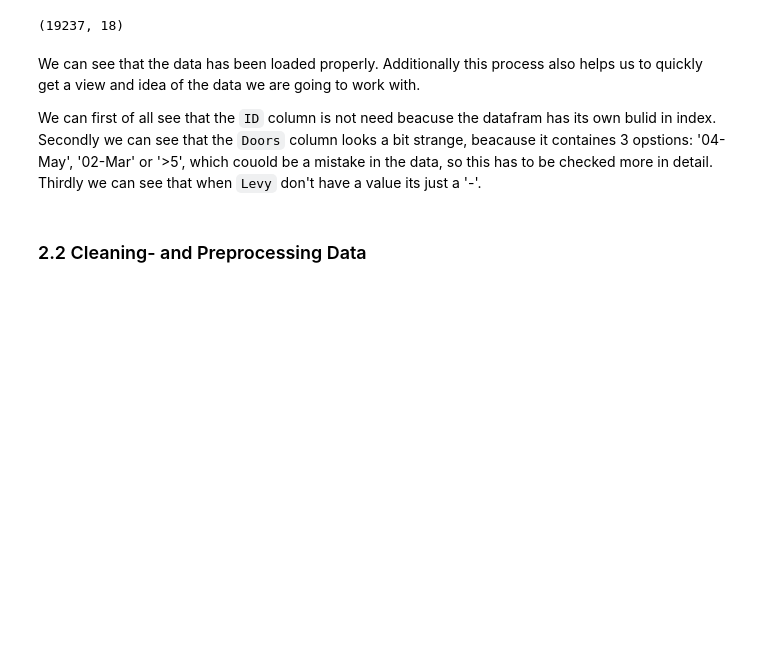
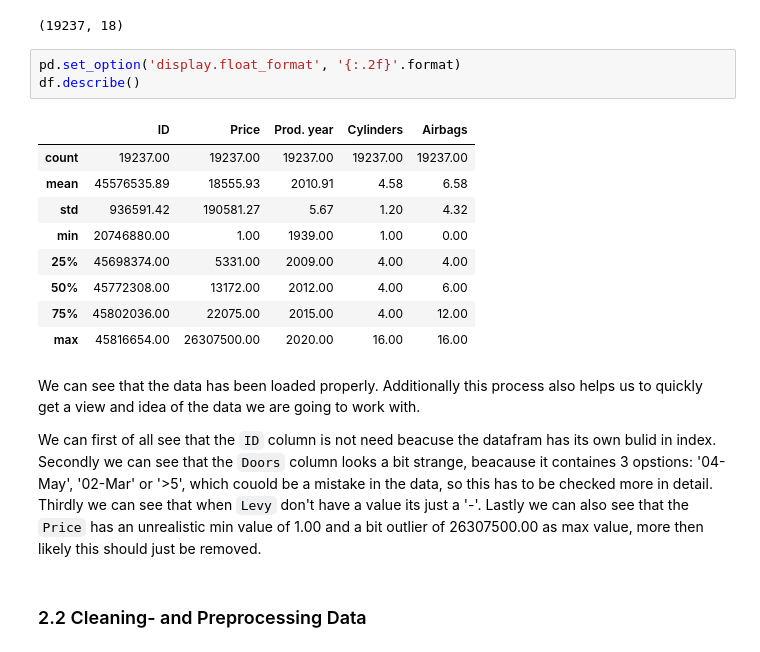
Before and after one commit to Peter537/Soft1-AI-Eksamensopgave, a Jupyter notebook: part1/part1.ipynb, the cells around one changed output. Cells and saved outputs as stored; diff of their text form; blank space fills up the shorter version.

```diff
--- a/part1/part1.ipynb
+++ b/part1/part1.ipynb
@@ -86,12 +92,25 @@ df_test.sample(5)
 df.shape
 # %% [output]
 (19237, 18)
+# %%
+pd.set_option('display.float_format', '{:.2f}'.format)
+df.describe()
+# %% [output]
+|  | ID | Price | Prod. year | Cylinders | Airbags |
+| count | 19237.00 | 19237.00 | 19237.00 | 19237.00 | 19237.00 |
+| mean | 45576535.89 | 18555.93 | 2010.91 | 4.58 | 6.58 |
+| std | 936591.42 | 190581.27 | 5.67 | 1.20 | 4.32 |
+| min | 20746880.00 | 1.00 | 1939.00 | 1.00 | 0.00 |
+| 25% | 45698374.00 | 5331.00 | 2009.00 | 4.00 | 4.00 |
+| 50% | 45772308.00 | 13172.00 | 2012.00 | 4.00 | 6.00 |
+| 75% | 45802036.00 | 22075.00 | 2015.00 | 4.00 | 12.00 |
+| max | 45816654.00 | 26307500.00 | 2020.00 | 16.00 | 16.00 |
 # %% [markdown]
 We can see that the data has been loaded properly. Additionally this process also helps us to quickly get a view and idea of the data we are going to work with.
 
 We can first of all see that the `ID` column is not need beacuse the datafram has its own bulid in index.
 Secondly we can see that the `Doors` column looks a bit strange, beacause it containes 3 opstions: '04-May', '02-Mar' or '>5', which couold be a mistake in the data, so this has to be checked more in detail.
-Thirdly we can see that when `Levy` don't have a value its just a '-'.
+Thirdly we can see that when `Levy` don't have a value its just a '-'. Lastly we can also see that the `Price` has an unrealistic min value of 1.00 and a bit outlier of 26307500.00 as max value, more then likely this should just be removed.
 # %% [markdown]
 ### 2.2 Cleaning- and Preprocessing Data
 # %%
```
Also changed, not shown: parts of 34 cells of this notebook.
